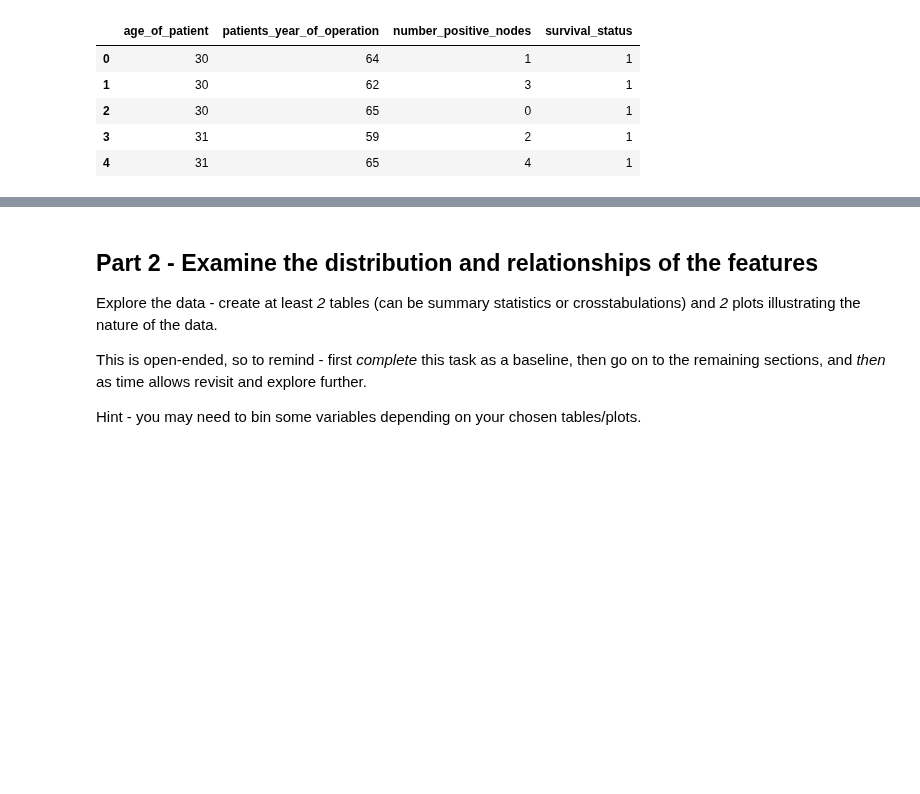
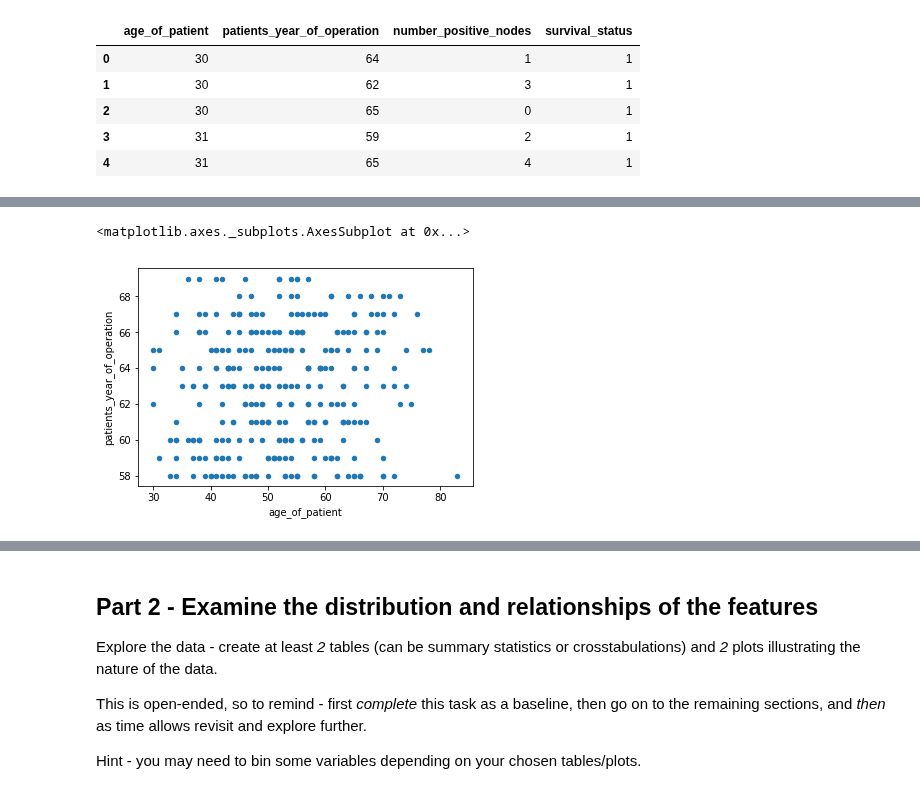
Before and after one commit to HeyLaxmi/DS-Unit-1-Sprint-1-Dealing-With-Data, a Jupyter notebook: DS_Unit_1_Sprint_Challenge_1.ipynb, the cells around one changed output, grey strips where cells are left out. Cells and saved outputs as stored; diff of their text form; code cells hidden in the pictures; blank space fills up the shorter version.

```diff
--- a/DS_Unit_1_Sprint_Challenge_1.ipynb
+++ b/DS_Unit_1_Sprint_Challenge_1.ipynb
@@ -115,3 +115,6 @@ haberman_data.head()
 | 2 | 30 | 65 | 0 | 1 |
 | 3 | 31 | 59 | 2 | 1 |
 | 4 | 31 | 65 | 4 | 1 |
+# %%
+df = pd.read_csv(haberman_data_url, names=column_headers)
+df.head()
@@ -117,0 +140,8 @@ haberman_data.head()
+# %%
+import matplotlib.pyplot as plt
+
+# Scatter Plot
+df.plot.scatter('age_of_patient', 'patients_year_of_operation')
+# %% [output]
+<matplotlib.axes._subplots.AxesSubplot at 0x...>
+[figure, added]
```
Also changed, not shown: parts of 3 cells of this notebook.
